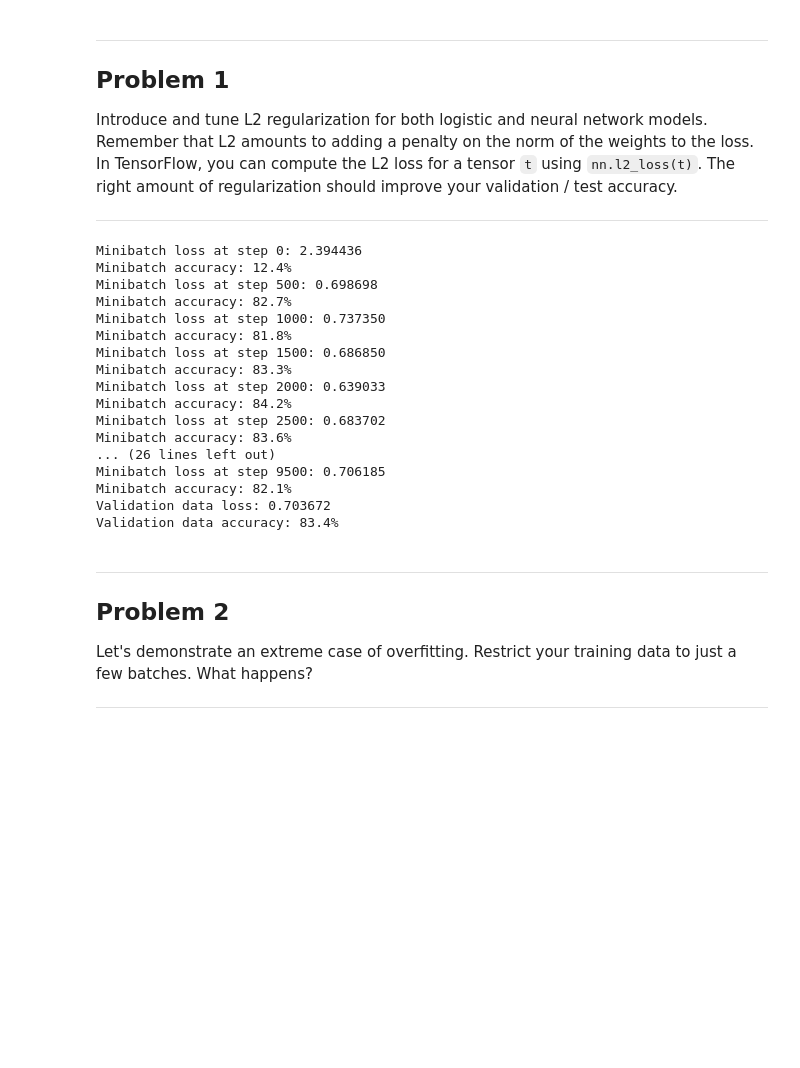
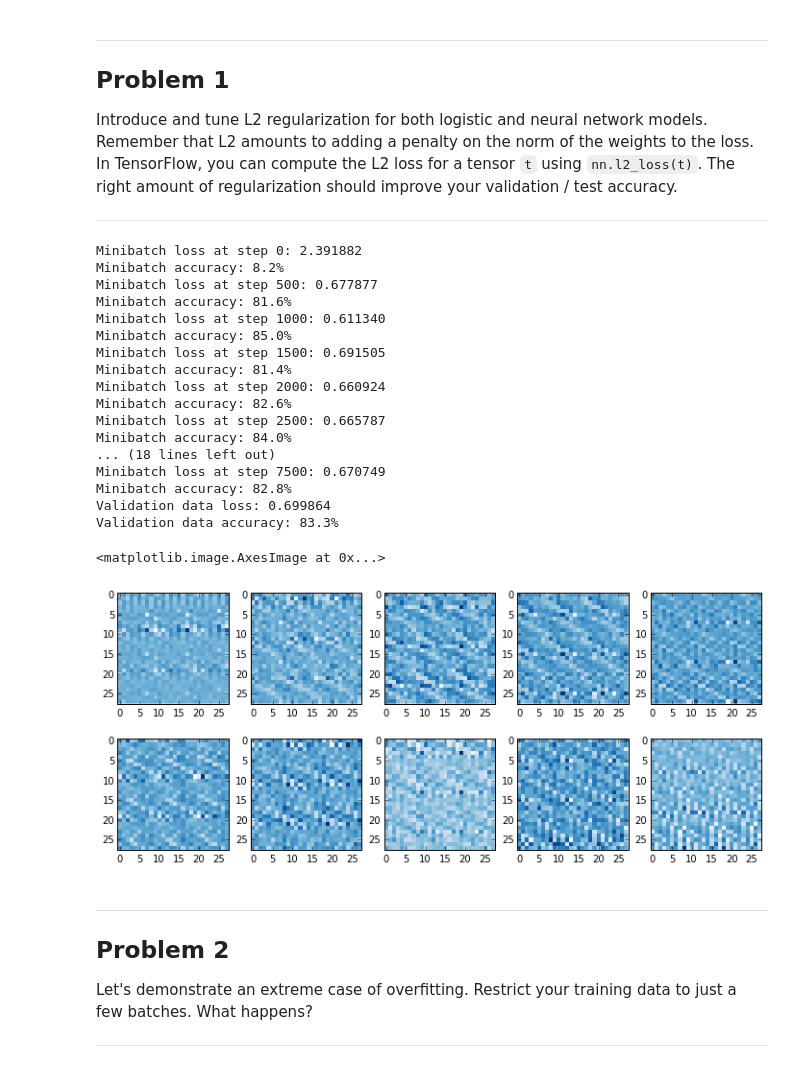
Before and after one commit to gear/DeepLearning, a Jupyter notebook: 3_regularization.ipynb, the cells around one changed output. Saved outputs shown, nothing was run; the diff lists cells and outputs as text; code cells hidden in the pictures; blank space fills up the shorter version.

```diff
--- a/3_regularization.ipynb
+++ b/3_regularization.ipynb
@@ -93,8 +98,8 @@ Introduce and tune L2 regularization for both logistic and neural network models
 _alpha = 0.1 # Learning rate
 _beta = 0.005 # Regularization factor
 num_labels = 10
-num_step = 10000
-batch_size = 4000
+num_step = 8000
+batch_size = 500
 logis_scope = 'logistic'
 
 # Quick flag
@@ -176,30 +181,64 @@ with graph.as_default() :
                                                               batch_labels))
             if (step % 50 == 0) :
                 randomize(train_dataset, train_labels)
+
+        # Get weights for visualization
+        with tf.variable_scope(logis_scope):
+            tf.get_variable_scope().reuse_variables()
+            weights = tf.get_variable('weights', [IMAGE_PIXELS, num_labels])
+
         # Validation step
         valid_dict = {tf_train_dataset : valid_dataset}
-        predictions = session.run(predictions_softmax, feed_dict=valid_dict)
+        predictions, np_weights = session.run([predictions_softmax, weights],
+                                               feed_dict=valid_dict)
         print("Validation data loss: %f" % (l))
         print("Validation data accuracy: %.1f%%"
               % accuracy(predictions, valid_labels))
 # %% [output]
-Minibatch loss at step 0: 2.394436
-Minibatch accuracy: 12.4%
-Minibatch loss at step 500: 0.698698
-Minibatch accuracy: 82.7%
-Minibatch loss at step 1000: 0.737350
-Minibatch accuracy: 81.8%
-Minibatch loss at step 1500: 0.686850
-Minibatch accuracy: 83.3%
-Minibatch loss at step 2000: 0.639033
-Minibatch accuracy: 84.2%
-Minibatch loss at step 2500: 0.683702
-Minibatch accuracy: 83.6%
-... (26 lines left out)
-Minibatch loss at step 9500: 0.706185
-Minibatch accuracy: 82.1%
-Validation data loss: 0.703672
-Validation data accuracy: 83.4%
+Minibatch loss at step 0: 2.391882
+Minibatch accuracy: 8.2%
+Minibatch loss at step 500: 0.677877
+Minibatch accuracy: 81.6%
+Minibatch loss at step 1000: 0.611340
+Minibatch accuracy: 85.0%
+Minibatch loss at step 1500: 0.691505
+Minibatch accuracy: 81.4%
+Minibatch loss at step 2000: 0.660924
+Minibatch accuracy: 82.6%
+Minibatch loss at step 2500: 0.665787
+Minibatch accuracy: 84.0%
+... (18 lines left out)
+Minibatch loss at step 7500: 0.670749
+Minibatch accuracy: 82.8%
+Validation data loss: 0.699864
+Validation data accuracy: 83.3%
+# %%
+weights = np_weights.reshape((10,28,28))
+plt.close('all')
+plt.figure(figsize=(12,5))
+plt.subplot(2,5,1)
+plt.imshow(weights[0], cmap=plt.cm.Blues, interpolation='none')
+plt.subplot(2,5,2)
+plt.imshow(weights[1], cmap=plt.cm.Blues, interpolation='none')
+plt.subplot(2,5,3)
+plt.imshow(weights[2], cmap=plt.cm.Blues, interpolation='none')
+plt.subplot(2,5,4)
+plt.imshow(weights[3], cmap=plt.cm.Blues, interpolation='none')
+plt.subplot(2,5,5)
+plt.imshow(weights[4], cmap=plt.cm.Blues, interpolation='none')
+plt.subplot(2,5,6)
+plt.imshow(weights[5], cmap=plt.cm.Blues, interpolation='none')
+plt.subplot(2,5,7)
+plt.imshow(weights[6], cmap=plt.cm.Blues, interpolation='none')
+plt.subplot(2,5,8)
+plt.imshow(weights[7], cmap=plt.cm.Blues, interpolation='none')
+plt.subplot(2,5,9)
+plt.imshow(weights[8], cmap=plt.cm.Blues, interpolation='none')
+plt.subplot(2,5,10)
+plt.imshow(weights[9], cmap=plt.cm.Blues, interpolation='none')
+# %% [output]
+<matplotlib.image.AxesImage at 0x...>
+[figure, added]
 # %% [markdown]
 ---
 Problem 2
```
Also changed, not shown: parts of 4 cells of this notebook.
